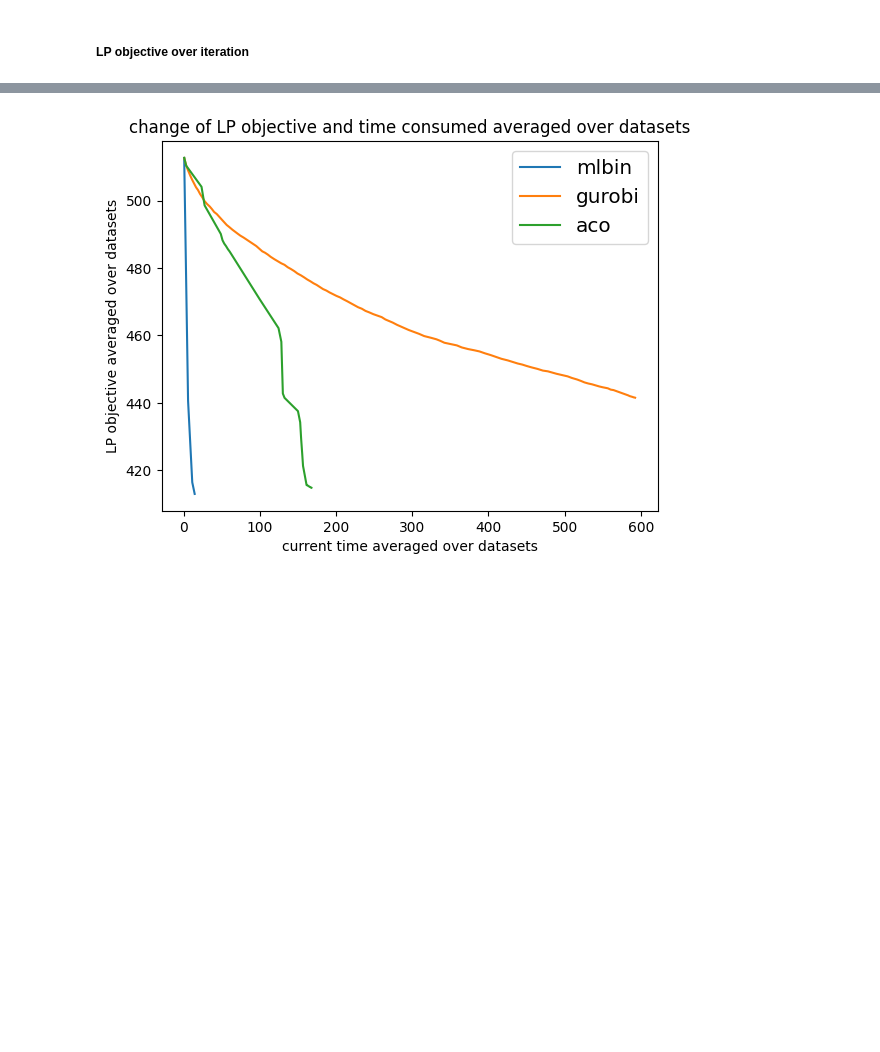
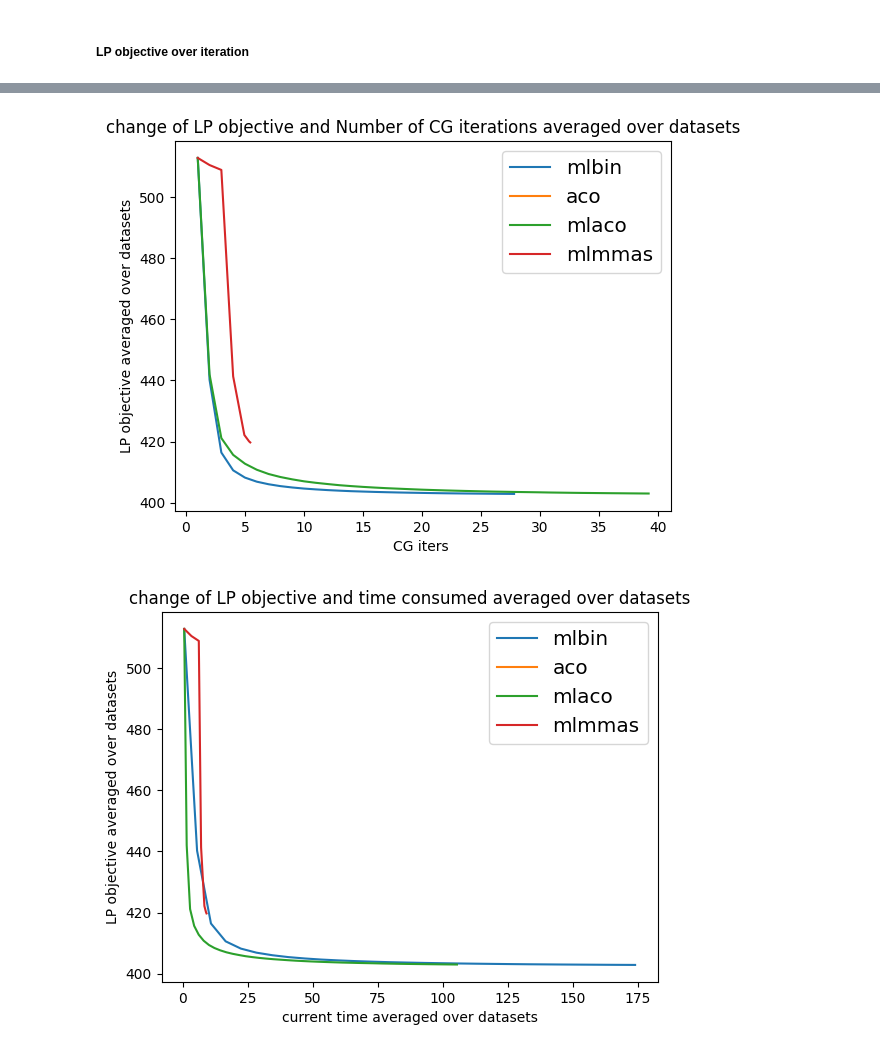
Before and after one commit to hongjie-ml/MLACO_binpack, a Jupyter notebook: tools/analyze_plot.ipynb, the cells around one changed output, grey strips where cells are left out. Cells and saved outputs as stored; diff of their text form; code cells hidden in the pictures; blank space fills up the shorter version.

```diff
--- a/tools/analyze_plot.ipynb
+++ b/tools/analyze_plot.ipynb
@@ -276,12 +289,14 @@ plt.show()
 # %%
-fig, ax = plt.subplots()
-ax.plot(mlbin_cur_time_average, mlbin_lp_obj_average, label="mlbin")
-ax.plot(gurobi_cur_time_average, gurobi_lp_obj_average, label="gurobi")
-ax.plot(aco_cur_time_average, aco_lp_obj_average, label="aco")
-legend = ax.legend(loc='upper right', fontsize='x-large')
-plt.xlabel('current time averaged over datasets')
-plt.ylabel('LP objective averaged over datasets')
-plt.title("change of LP objective and time consumed averaged over datasets")
-plt.show()
+# fig, ax = plt.subplots()
+# ax.plot(mlbin_cur_time_average, mlbin_lp_obj_average, label="mlbin")
+# ax.plot(gurobi_cur_time_average, gurobi_lp_obj_average, label="gurobi")
+# ax.plot(aco_cur_time_average, aco_lp_obj_average, label="aco")
+# ax.plot(mlaco_cur_time_average, mlaco_lp_obj_average, label="mlaco")
+# ax.plot(mlmmas_cur_time_average, mlmmas_lp_obj_average, label="mlmmas")
+# legend = ax.legend(loc='upper right', fontsize='x-large')
+# plt.xlabel('current time averaged over datasets')
+# plt.ylabel('LP objective averaged over datasets')
+# plt.title("change of LP objective and time consumed averaged over datasets")
+# plt.show()
-# %% [output]
-[figure, removed]
+# %%
+methods = ['mlbin','aco', 'mlaco', 'mlmmas', ]
@@ -287,0 +308,48 @@ plt.show()
+# %%
+fg1, ax1 = plt.subplots()
+fg2, ax2 = plt.subplots()
+
+
+for method in methods:
+    lp_obj = []
+    cgiter = []
+    cur_time = []
+    for u1000_file in u1000_file_name:
+        u1000_obj = []
+        u1000_cgiter = []
+        u1000_cur_time = []
+        df = pd.read_csv("../hard_result/" + method +"/density_0.6/seed_1/" + u1000_file + "_cg_stats.csv", index_col= None, header=0)
+        df2 = pd.read_csv("../hard_result/" + method +"/density_0.6/seed_1/" + u1000_file + "_solving_stats.csv", index_col= None, header=0)
+        for index, row in df.iterrows():
+            u1000_obj.append(row['lp_obj'])
+            u1000_cgiter.append(row['ith_CG_iter'])
+            u1000_cur_time.append(row['current_time'])
+        lp_obj.append(u1000_obj)
+        cgiter.append(u1000_cgiter)
+        cur_time.append(u1000_cur_time)
+
+    lp_obj = transform_list_to_array(lp_obj)
+    cgiter = transform_list_to_array(cgiter)
+    cur_time = transform_list_to_array(cur_time)
+
+    lp_obj_average = np.nanmean(np.where(lp_obj!=0,lp_obj,np.nan),0)
+    cgiter_average = np.nanmean(np.where(cgiter!=0,cgiter,np.nan),0)
+    cur_time_average = np.nanmean(np.where(cur_time!=0,cur_time,np.nan),0)
+
+    ax1.plot(cgiter_average, lp_obj_average, label=method)
+    ax2.plot(cur_time_average, lp_obj_average, label = method)
+
+ax1.legend(loc='upper right', fontsize='x-large')
+ax1.set_xlabel('CG iters ')
+ax1.set_ylabel('LP objective averaged over datasets')
+ax1.set_title("change of LP objective and Number of CG iterations averaged over datasets")
+fg1.show()
+
+legend = ax2.legend(loc='upper right', fontsize='x-large')
+ax2.set_xlabel('current time averaged over datasets')
+ax2.set_ylabel('LP objective averaged over datasets')
+ax2.set_title("change of LP objective and time consumed averaged over datasets")
+fg2.show()
+# %% [output]
+[figure, added]
+[figure, added]
```
Also changed, not shown: parts of 20 cells of this notebook, 10 other files.
